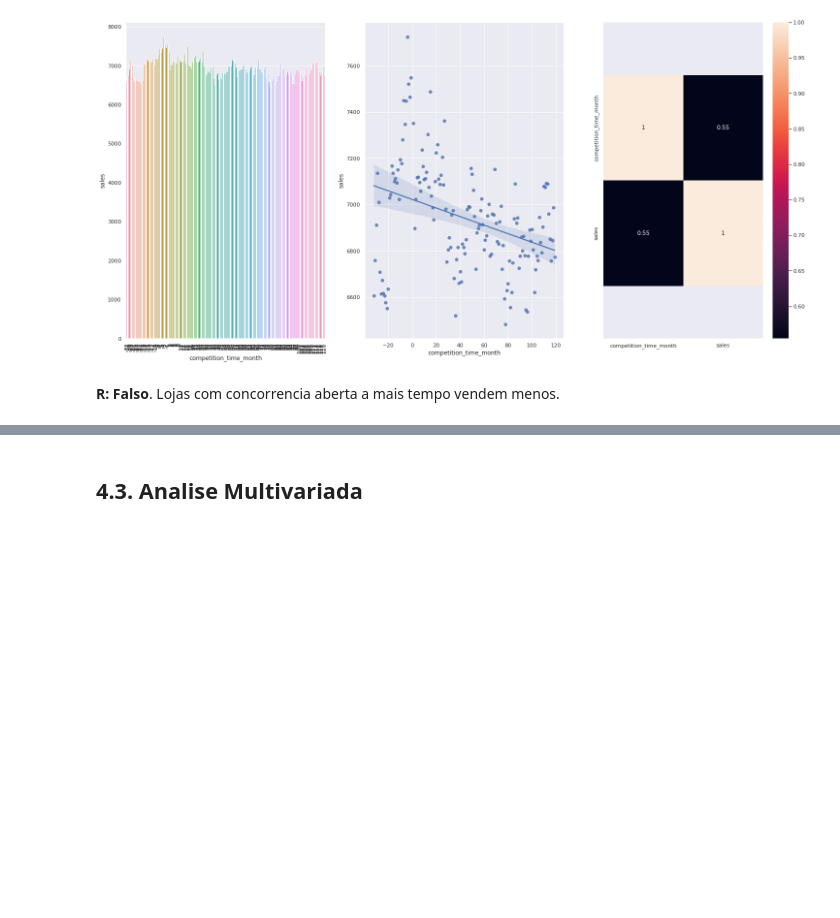
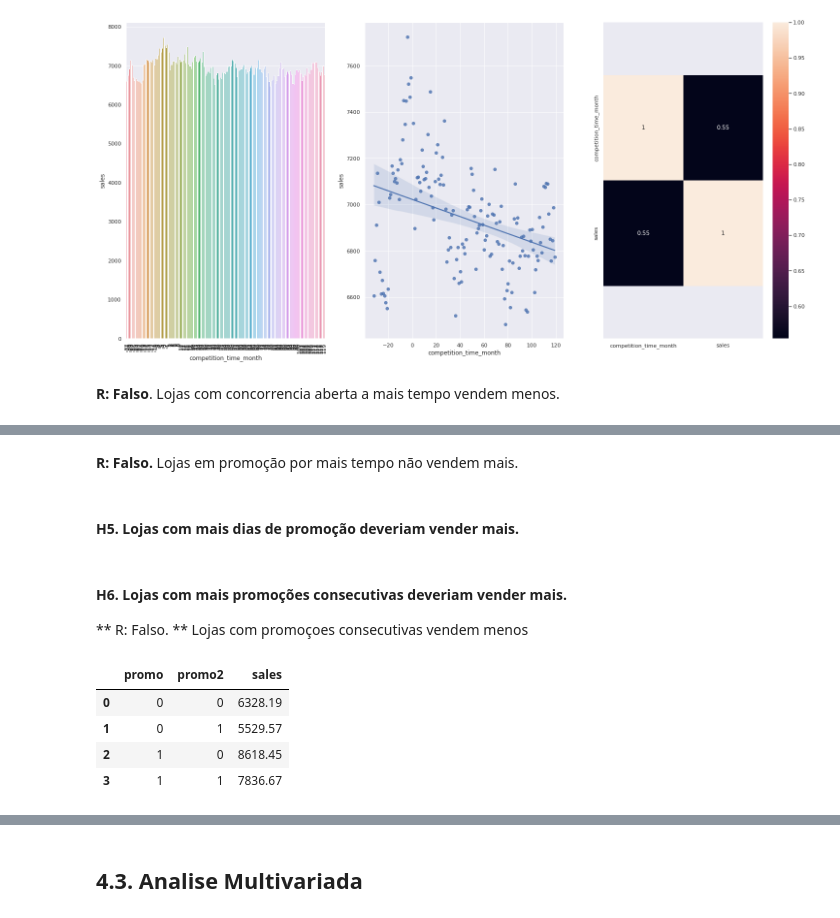
Before and after one commit to NaomiKikuchi/ds-em-producao, a Jupyter notebook: notebooks/m04_v01_store_sales_prediction.ipynb, the cells around one changed output, grey strips where cells are left out. Saved outputs shown, nothing was run; the diff lists cells and outputs as text; code cells hidden in the pictures; blank space fills up the shorter version.

```diff
--- a/notebooks/m04_v01_store_sales_prediction.ipynb
+++ b/notebooks/m04_v01_store_sales_prediction.ipynb
@@ -528,0 +558,15 @@ x.set_ylim( bottom+0.5, top-0.5);
+# %% [markdown]
+**R: Falso.** Lojas em promoção por mais tempo não vendem mais.
+# %% [markdown]
+#### H5. Lojas com mais dias de promoção deveriam vender mais.
+# %% [markdown]
+#### H6. Lojas com mais promoções consecutivas deveriam vender mais.
+** R: Falso. ** Lojas com promoçoes consecutivas vendem menos
+# %%
+df4[['promo', 'promo2', 'sales']].groupby( ['promo', 'promo2'] ).mean().reset_index()
+# %% [output]
+|  | promo | promo2 | sales |
+| 0 | 0 | 0 | 6328.19 |
+| 1 | 0 | 1 | 5529.57 |
+| 2 | 1 | 0 | 8618.45 |
+| 3 | 1 | 1 | 7836.67 |
```
Also changed, not shown: parts of 13 cells of this notebook.
